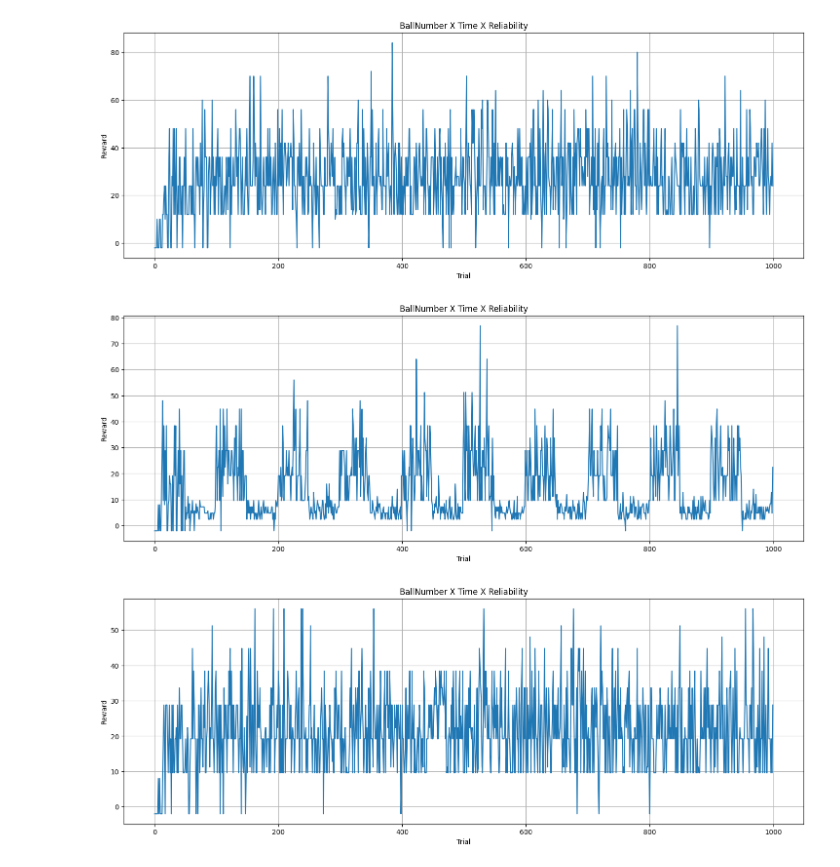
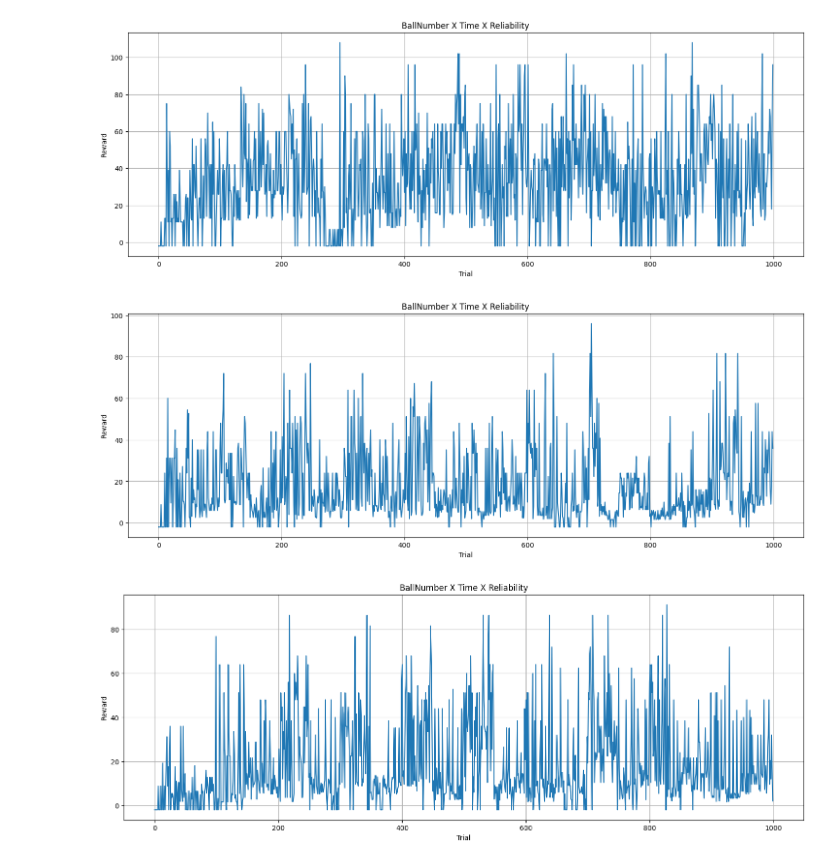
Before and after one commit to guichana99/EEL, a Jupyter notebook: Reinforce.ipynb, the cells around one changed output. Cells and saved outputs as stored; diff of their text form; code cells hidden in the pictures.

```diff
--- a/Reinforce.ipynb
+++ b/Reinforce.ipynb
@@ -292,7 +260,7 @@ def logistic(x, L, x0, k):
 # 학습 설정, 강화학습으로 진행함
 num_episodes = 1000
 env = BallCatchingEnvPygame(render_mode=False, automode=1, num_episodes=num_episodes, testmode=1)
-agent = SARSAAgent(action_space=[0, 1, 2])  # 0: 왼쪽, 1: 오른쪽, 2: 기다림
+agent = SARSAAgent(action_space=[0, 1, 2], epsilon=0.01)  # 0: 왼쪽, 1: 오른쪽, 2: 기다림
 env.render()
 ballNumber = np.zeros(num_episodes)
 WaitTime = np.zeros(num_episodes)
@@ -347,7 +315,7 @@ plt.title('BallNumber X Time X Reliability')
 plt.grid()
 plt.show()
 # %% [output]
-[figure, old version]
+[figure, new version]
 # %%
 ## test mode 2, probability change no baysian inference
 import pandas as pd
@@ -364,7 +332,7 @@ def logistic(x, L, x0, k):
 # 학습 설정, 강화학습으로 진행함
 num_episodes = 1000
 env = BallCatchingEnvPygame(render_mode=False, automode=1, num_episodes=num_episodes, testmode=2)
-agent = SARSAAgent(action_space=[0, 1, 2])  # 0: 왼쪽, 1: 오른쪽, 2: 기다림
+agent = SARSAAgent(action_space=[0, 1, 2], epsilon=0.01)  # 0: 왼쪽, 1: 오른쪽, 2: 기다림
 env.render()
 ballNumber = np.zeros(num_episodes)
 WaitTime = np.zeros(num_episodes)
@@ -419,7 +387,7 @@ plt.title('BallNumber X Time X Reliability')
 plt.grid()
 plt.show()
 # %% [output]
-[figure, old version]
+[figure, new version]
 # %%
 ## test mode 3, probability change, bayesian inference
 import pandas as pd
@@ -436,7 +404,7 @@ def logistic(x, L, x0, k):
 # 학습 설정, 강화학습으로 진행함
 num_episodes = 1000
 env = BallCatchingEnvPygame(render_mode=False, automode=1, num_episodes=num_episodes, testmode=3)
-agent = SARSAAgent(action_space=[0, 1, 2])  # 0: 왼쪽, 1: 오른쪽, 2: 기다림
+agent = SARSAAgent(action_space=[0, 1, 2], epsilon=0.01)  # 0: 왼쪽, 1: 오른쪽, 2: 기다림
 env.render()
 ballNumber = np.zeros(num_episodes)
 WaitTime = np.zeros(num_episodes)
@@ -451,51 +419,45 @@ tmp_RI = 0
 
 for episode in range(num_episodes):
     state = env.reset()
-    action = agent.get_action(state, env.belief_left, env.belief_right)
+    action = agent.get_action(state)
     total_reward = 0
     total_time = 0
 
     while True:
-        #time.sleep(0.075)
+       # time.sleep(0.075)
+        # epsilon decay
         next_state, reward, done, BallNumber, LC, RI, _ = env.step(action)
         env.render()
-        next_action = agent.get_action(next_state, env.belief_left, env.belief_right)
-
+        next_action = agent.get_action(next_state)
         agent.update(state, action, reward, next_state, next_action)
         state = next_state
         action = next_action
         total_reward += reward
         total_time += 1
         ball_number = BallNumber
+
         if RI != tmp_RI :
             select[episode] = 1
             tmp_RI = RI
-
         if done:
-            #time.sleep(0.3)
-            env.update_belief() # bayesian 일때만
+            env.update_belief()
             break
 
-    # 에피소드가 끝날 때마다 상태 출력 (옵션)
-    #print(f"Episode {episode + 1}/{num_episodes}, Total Reward: {total_reward}, Pass time : {total_time}, ball number : {ball_number}")
     ballNumber[episode] = ball_number
     WaitTime[episode] = total_time
     Reward[episode] = reward
 
 # 환경 종료
 env.close()
 
 # 트라이얼에 따라 나타난 결과
 plt.figure(figsize=(18, 6))
-# plt.plot(ballNumber * WaitTime)
-# plt.plot(ballNumber)
-# plt.plot(WaitTime)
 plt.plot(Reward)
 plt.xlabel('Trial')
 # plt.ylabel('Ev Value')
 plt.ylabel('Reward')
 plt.title('BallNumber X Time X Reliability')
 plt.grid()
 plt.show()
 # %% [output]
-[figure, old version]
+[figure, new version]
```
Also changed, not shown: parts of 2 cells of this notebook.
